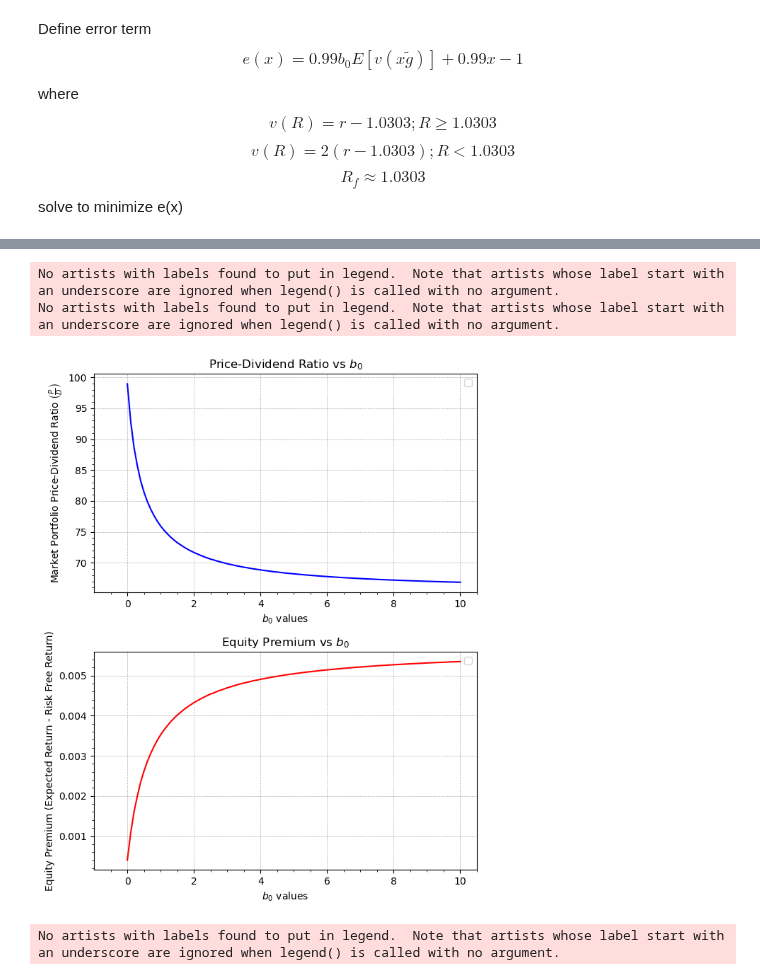
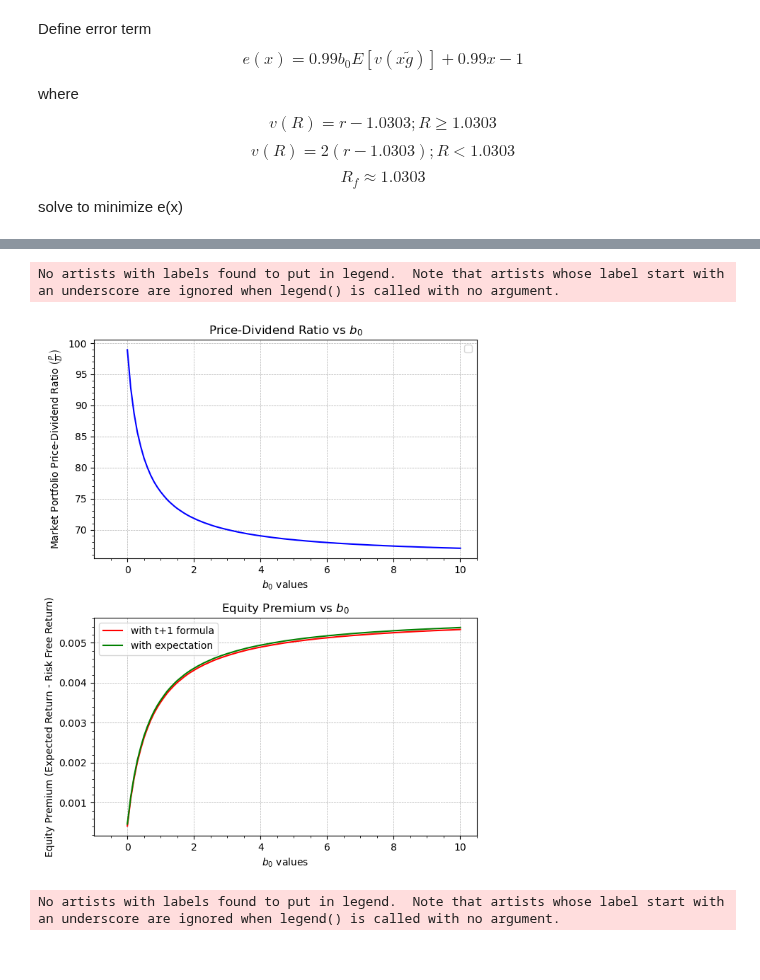
Before and after one commit to kilowiski/qf600, a Jupyter notebook: assignment_6/assignment6.ipynb, the cells around one changed output, grey strips where cells are left out. Saved outputs shown, nothing was run; the diff lists cells and outputs as text; code cells hidden in the pictures.

```diff
--- a/assignment_6/assignment6.ipynb
+++ b/assignment_6/assignment6.ipynb
@@ -130,11 +192,8 @@ def bisect_x(x_lower, x_upper, b, g):
 # %%
 possible_x = []
-possible_utility = []
-possible_return = []
 x_lower = 1
 x_upper = 1.1
 for b in b_0:
-    my_x, my_utility, my_return = bisect_x(x_lower, x_upper, b, g)
+    my_x = bisect_x(x_lower, x_upper, b, g)
     possible_x.append(my_x)
-    possible_utility.append(my_utility)
-    possible_return.append(my_return)
+print(possible_x)
@@ -140,0 +202,10 @@ for b in b_0:
+# %%
+# using function
+possible_return = list(
+    map(
+        lambda x: x
+        * np.exp(my_consumption_mu + (0.5 * np.power(my_consumption_sigma, 2))),
+        possible_x,
+    )
+)
+print(possible_return)
@@ -140,0 +214,8 @@ for b in b_0:
+# %%
+possible_return_expectation = list(
+    map(
+        lambda x: np.mean(x * g),
+        possible_x,
+    )
+)
+print(possible_return_expectation)
@@ -141,6 +224,7 @@ for b in b_0:
 # %%
 df = pd.DataFrame(
-    list(zip(b_0, possible_x, possible_utility, possible_return)),
-    columns=("b", "x", "exp_util", "exp_return"),
+    list(zip(b_0, possible_x, possible_return, possible_return_expectation)),
+    columns=("b", "x", "exp_return", "exp_return_exp"),
 )
 df["pd_ratio"] = 1 / (df["x"] - 1)
+df
@@ -148,36 +246,39 @@ df["pd_ratio"] = 1 / (df["x"] - 1)
 f0, ax0 = plt.subplots(2, 1)
 f0.set_figheight(8)
 ax0[0].plot(df["b"], df["pd_ratio"], color="blue")
 ax0[0].xaxis.set_major_locator(ticker.AutoLocator())
 ax0[0].xaxis.set_minor_locator(ticker.AutoMinorLocator())
 ax0[0].yaxis.set_major_locator(ticker.AutoLocator())
 ax0[0].yaxis.set_minor_locator(ticker.AutoMinorLocator())
 ax0[0].set_xlim(-1)
 ax0[0].set_xlabel(r"$b_0$ values")
 ax0[0].set_ylabel(r"Market Portfolio Price-Dividend Ratio $\left(\frac{P}{D}\right)$")
 ax0[0].grid(linestyle="--", linewidth=0.5)
 ax0[0].legend()
 ax0[0].set_title(r"Price-Dividend Ratio vs $b_0$")
 
-ax0[1].plot(df["b"], df["exp_return"] - R_f, color="red")
+ax0[1].plot(df["b"], df["exp_return"] - R_f, color="red", label="with t+1 formula")
+ax0[1].plot(
+    df["b"], df["exp_return_exp"] - R_f, color="green", label="with expectation"
+)
 ax0[1].xaxis.set_major_locator(ticker.AutoLocator())
 ax0[1].xaxis.set_minor_locator(ticker.AutoMinorLocator())
 ax0[1].yaxis.set_major_locator(ticker.AutoLocator())
 ax0[1].yaxis.set_minor_locator(ticker.AutoMinorLocator())
 ax0[1].set_xlim(-1)
 ax0[1].set_xlabel(r"$b_0$ values")
 ax0[1].set_ylabel(r"Equity Premium (Expected Return - Risk Free Return)")
 ax0[1].grid(linestyle="--", linewidth=0.5)
 ax0[1].legend()
 ax0[1].set_title(r"Equity Premium vs $b_0$")
 
+
 f0.tight_layout()
 plt.show(f0)
 f0.savefig("f0.jpg")
 # %% [output]
 No artists with labels found to put in legend.  Note that artists whose label start with an underscore are ignored when legend() is called with no argument.
-No artists with labels found to put in legend.  Note that artists whose label start with an underscore are ignored when legend() is called with no argument.
-[figure, old version]
+[figure, new version]
 # %%
 r = np.linspace(0.95, 1.15, 100)
 u = [utility(i, R_f) for i in r]
```
Also changed, not shown: parts of 13 cells of this notebook, 1 other file.
